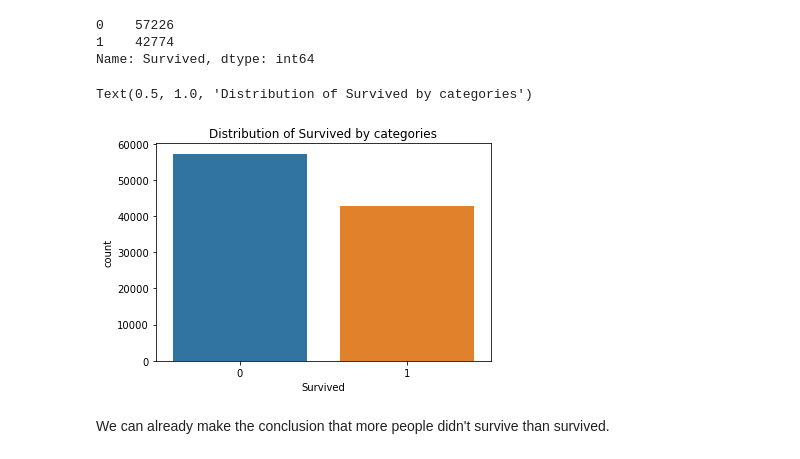
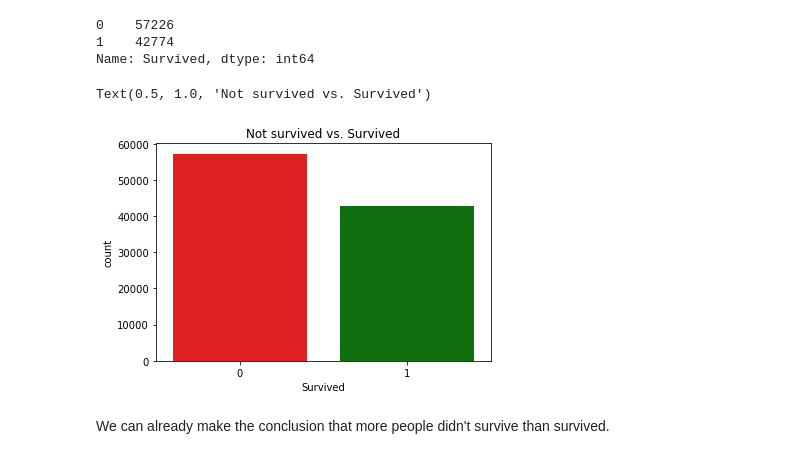
Before and after one commit to drnaida/rsschool-machine-learning-course, a Jupyter notebook: eda.ipynb, the cells around one changed output. Drawn from its saved outputs; the diff is of its cells as text; code cells hidden in the pictures.

```diff
--- a/eda.ipynb
+++ b/eda.ipynb
@@ -939,11 +1072,11 @@ titanic_data.Survived.value_counts()
 1    42774
 Name: Survived, dtype: int64
 # %%
-sns.countplot(x="Survived",data=titanic_data)
-plt.title('Distribution of Survived by categories')
+sns.countplot(x="Survived",data=titanic_data, palette=['red', 'green'])
+plt.title('Not survived vs. Survived')
 # %% [output]
-Text(0.5, 1.0, 'Distribution of Survived by categories')
+Text(0.5, 1.0, 'Not survived vs. Survived')
-[figure, old version]
+[figure, new version]
 # %% [markdown]
 We can already make the conclusion that more people didn't survive than survived.
 # %%
```
Also changed, not shown: parts of 64 cells of this notebook, 1 other file.
